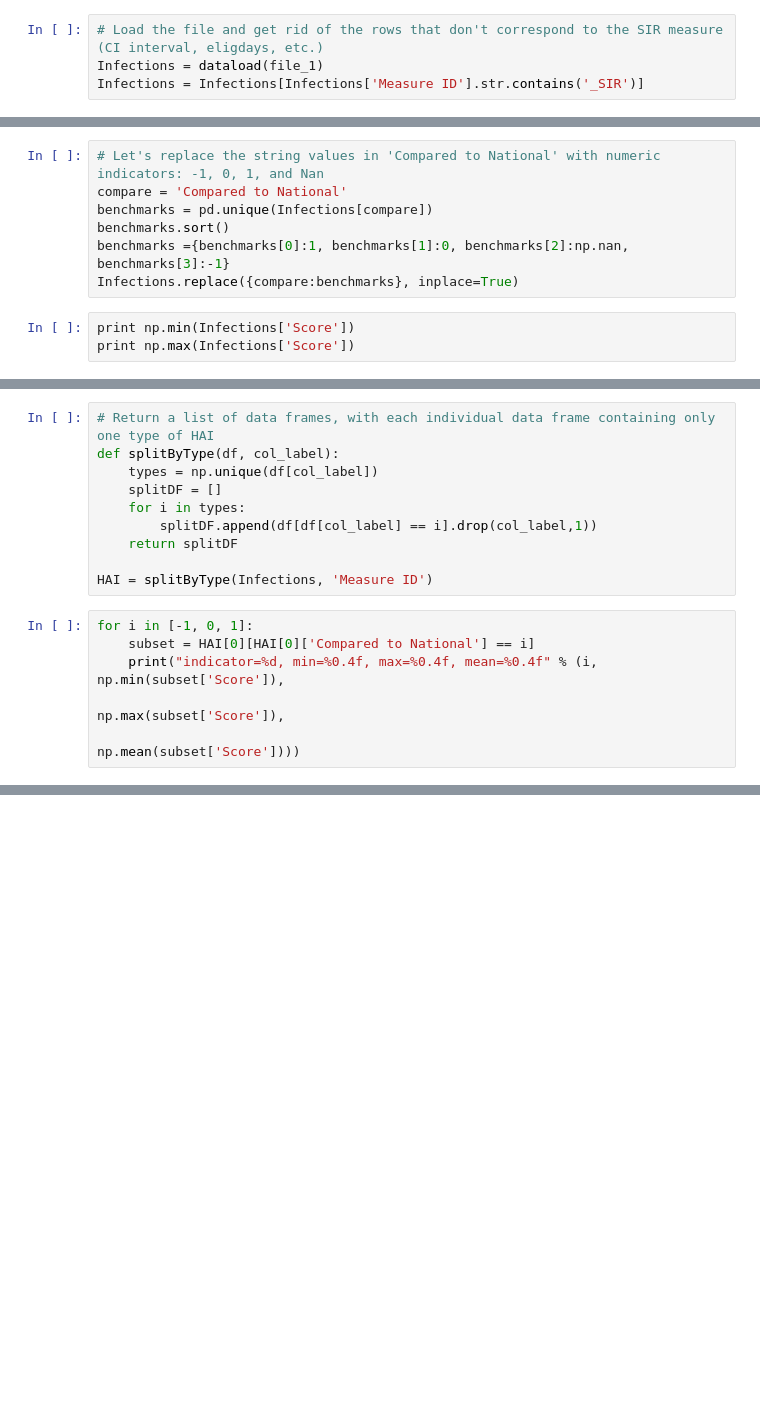
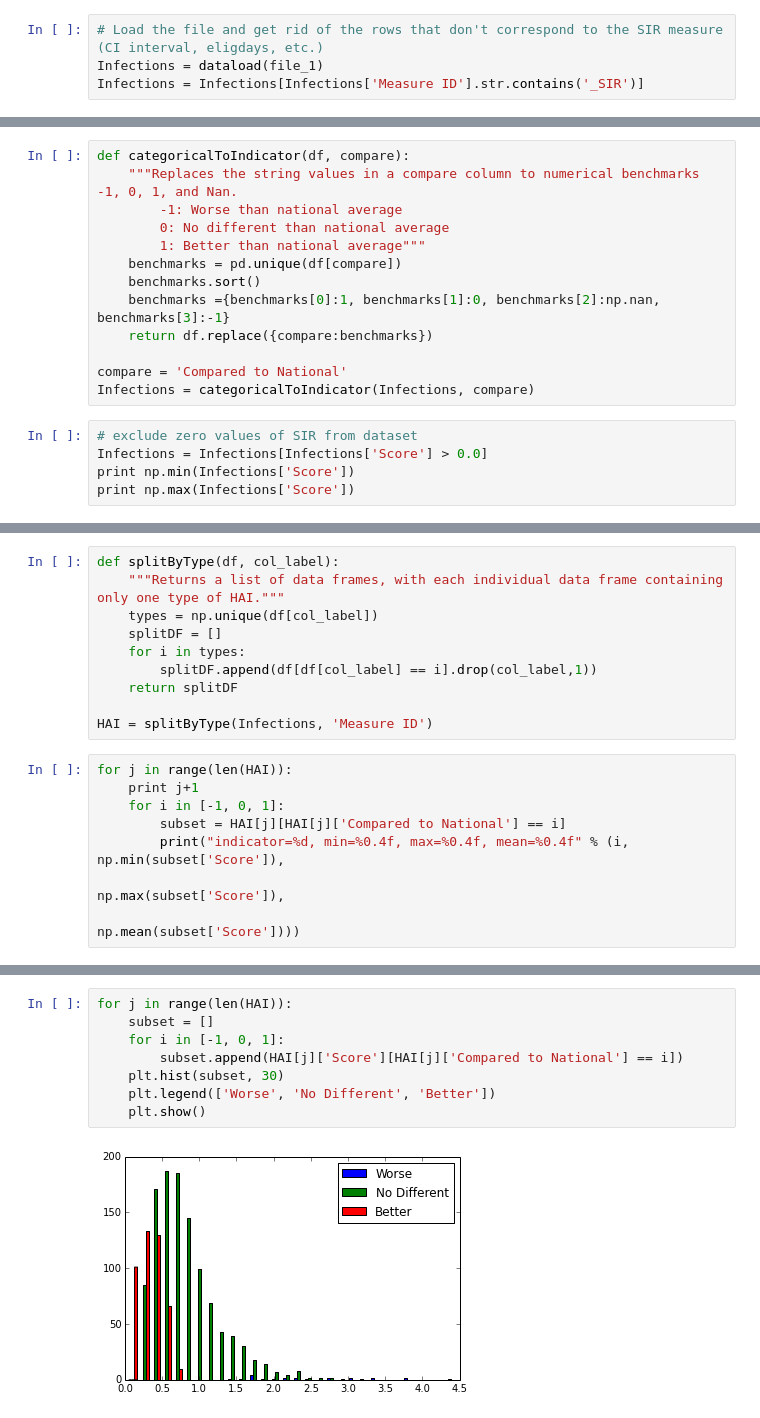
Before and after one commit to pinesol/intro-ds-hai, a Jupyter notebook: BasicRegressionModel.ipynb, the cells around one changed output, grey strips where cells are left out. Saved outputs shown, nothing was run; the diff lists cells and outputs as text; blank space fills up the shorter version.

```diff
--- a/BasicRegressionModel.ipynb
+++ b/BasicRegressionModel.ipynb
@@ -29,11 +26,19 @@ Infections = convertToNumeric(Infections, 'Score', 'Not Available')
 # %%
-# Let's replace the string values in 'Compared to National' with numeric indicators: -1, 0, 1, and Nan
+def categoricalToIndicator(df, compare):
+    """Replaces the string values in a compare column to numerical benchmarks -1, 0, 1, and Nan.
+        -1: Worse than national average
+        0: No different than national average
+        1: Better than national average"""
+    benchmarks = pd.unique(df[compare])
+    benchmarks.sort()
+    benchmarks ={benchmarks[0]:1, benchmarks[1]:0, benchmarks[2]:np.nan, benchmarks[3]:-1}
+    return df.replace({compare:benchmarks})
+
 compare = 'Compared to National'
-benchmarks = pd.unique(Infections[compare])
-benchmarks.sort()
-benchmarks ={benchmarks[0]:1, benchmarks[1]:0, benchmarks[2]:np.nan, benchmarks[3]:-1}
-Infections.replace({compare:benchmarks}, inplace=True)
+Infections = categoricalToIndicator(Infections, compare)
 # %%
+# exclude zero values of SIR from dataset
+Infections = Infections[Infections['Score'] > 0.0]
 print np.min(Infections['Score'])
 print np.max(Infections['Score'])
 # %% [output]
@@ -64,6 +50,6 @@ Infections.head()
 # %%
-# Return a list of data frames, with each individual data frame containing only one type of HAI
 def splitByType(df, col_label):
+    """Returns a list of data frames, with each individual data frame containing only one type of HAI."""
     types = np.unique(df[col_label])
     splitDF = []
     for i in types:
@@ -72,9 +58,11 @@ def splitByType(df, col_label):
 
 HAI = splitByType(Infections, 'Measure ID')
 # %%
-for i in [-1, 0, 1]:
-    subset = HAI[0][HAI[0]['Compared to National'] == i]
-    print("indicator=%d, min=%0.4f, max=%0.4f, mean=%0.4f" % (i, np.min(subset['Score']),
-                                                              np.max(subset['Score']),
-                                                              np.mean(subset['Score'])))
+for j in range(len(HAI)):
+    print j+1
+    for i in [-1, 0, 1]:
+        subset = HAI[j][HAI[j]['Compared to National'] == i]
+        print("indicator=%d, min=%0.4f, max=%0.4f, mean=%0.4f" % (i, np.min(subset['Score']),
+                                                                  np.max(subset['Score']),
+                                                                  np.mean(subset['Score'])))
 # %% [output]
@@ -83,0 +86,10 @@ indicator=1, min=0.0000, max=0.7460, mean=0.2461
+# %%
+for j in range(len(HAI)):
+    subset = []
+    for i in [-1, 0, 1]:
+        subset.append(HAI[j]['Score'][HAI[j]['Compared to National'] == i])
+    plt.hist(subset, 30)
+    plt.legend(['Worse', 'No Different', 'Better'])
+    plt.show()
+# %% [output]
+[figure, added]
```
Also changed, not shown: parts of 15 cells of this notebook, 1 other file.
